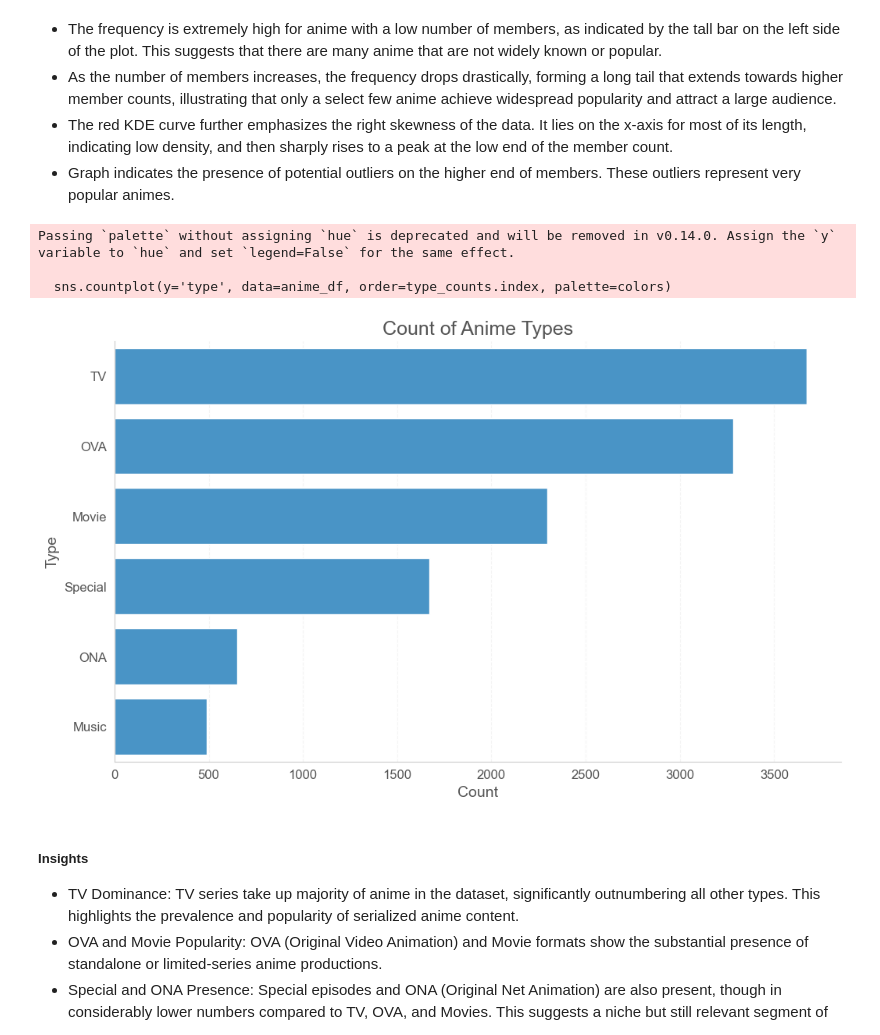
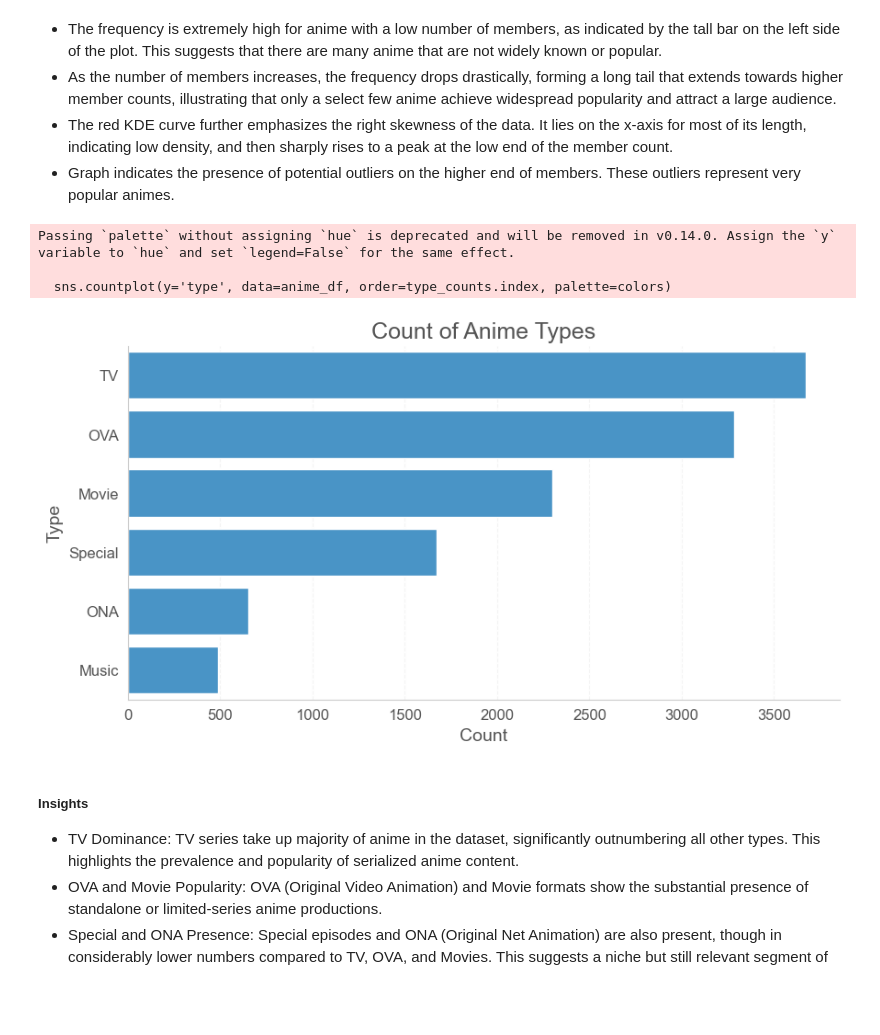
Before and after one commit to Busisiwe-Mbewe/Explore-Unsupervised-Learning-Project, a Jupyter notebook: anime_recommender.ipynb, the cells around one changed output. Saved outputs shown, nothing was run; the diff lists cells and outputs as text; code cells hidden in the pictures; blank space fills up the shorter version.

```diff
--- a/anime_recommender.ipynb
+++ b/anime_recommender.ipynb
@@ -405,24 +407,24 @@ plt.show()
 - Graph indicates the presence of potential outliers on the higher end of members. These outliers represent very popular animes.
 # %%
 # 3. Anime Types Count (Bar Plot with Consistent Palette):
-plt.figure(figsize=(12, 7))
+plt.figure(figsize=(10, 5))
 type_counts = anime_df['type'].value_counts()
 colors = [primary_color] * len(type_counts)  # Use primary color for bars
 sns.countplot(y='type', data=anime_df, order=type_counts.index, palette=colors)
 plt.title('Count of Anime Types', color=neutral_color)
 plt.xlabel('Count', color=neutral_color)
 plt.ylabel('Type', color=neutral_color)
 plt.xticks(color=neutral_color)
 plt.yticks(color=neutral_color)
 plt.grid(axis='x', linestyle='--', alpha=0.7, color=light_gray)
 plt.gca().spines['top'].set_visible(False)
 plt.gca().spines['right'].set_visible(False)
 plt.show()
 # %% [output]
 Passing `palette` without assigning `hue` is deprecated and will be removed in v0.14.0. Assign the `y` variable to `hue` and set `legend=False` for the same effect.
 
   sns.countplot(y='type', data=anime_df, order=type_counts.index, palette=colors)
-[figure, old version]
+[figure, new version]
 # %% [markdown]
 ##### Insights
 
```
Also changed, not shown: parts of 11 cells of this notebook, 1 other file.
